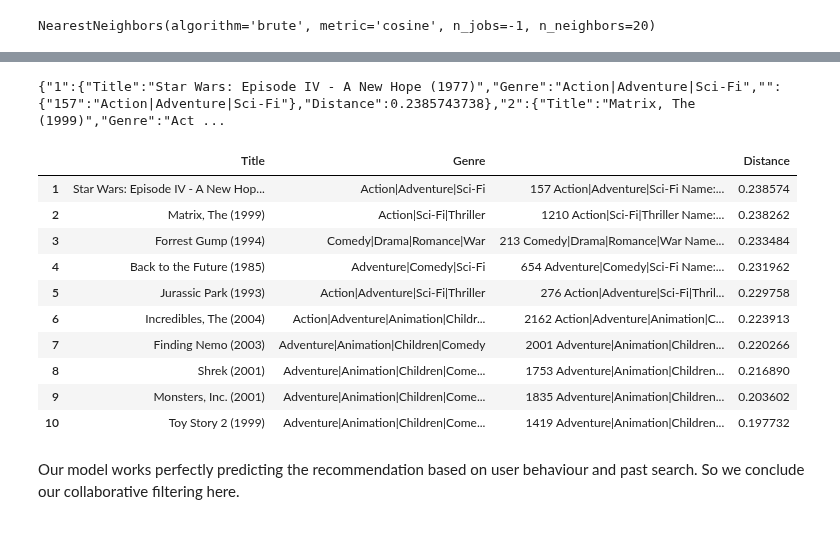
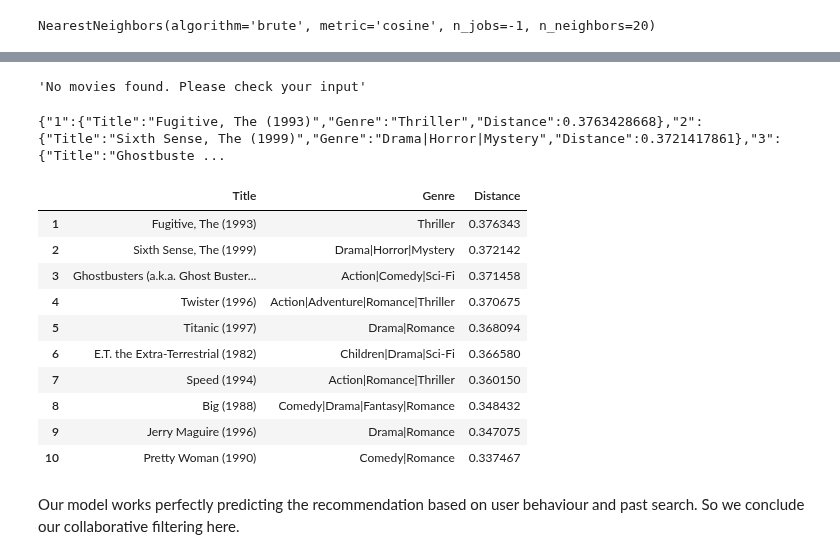
Before and after one commit to Aarekaz/mymovielist, a Jupyter notebook: backend/notebooks/item-based_collaborative_filtering_model.ipynb, the cells around one changed output, grey strips where cells are left out. Drawn from its saved outputs; the diff is of its cells as text; code cells hidden in the pictures.

Commit message:
check

```diff
--- a/backend/notebooks/item-based_collaborative_filtering_model.ipynb
+++ b/backend/notebooks/item-based_collaborative_filtering_model.ipynb
@@ -200,18 +184,22 @@ get_movie_recommendation('Iron Man')
-# %%
-get_movie_recommendation('Toy Story')
-# %% [output]
-{"1":{"Title":"Star Wars: Episode IV - A New Hope (1977)","Genre":"Action|Adventure|Sci-Fi","":{"157":"Action|Adventure|Sci-Fi"},"Distance":0.2385743738},"2":{"Title":"Matrix, The (1999)","Genre":"Act ...
-|  | Title | Genre |  | Distance |
-| 1 | Star Wars: Episode IV - A New Hop... | Action|Adventure|Sci-Fi | 157 Action|Adventure|Sci-Fi Name:... | 0.238574 |
-| 2 | Matrix, The (1999) | Action|Sci-Fi|Thriller | 1210 Action|Sci-Fi|Thriller Name:... | 0.238262 |
-| 3 | Forrest Gump (1994) | Comedy|Drama|Romance|War | 213 Comedy|Drama|Romance|War Name... | 0.233484 |
-| 4 | Back to the Future (1985) | Adventure|Comedy|Sci-Fi | 654 Adventure|Comedy|Sci-Fi Name:... | 0.231962 |
-| 5 | Jurassic Park (1993) | Action|Adventure|Sci-Fi|Thriller | 276 Action|Adventure|Sci-Fi|Thril... | 0.229758 |
-| 6 | Incredibles, The (2004) | Action|Adventure|Animation|Childr... | 2162 Action|Adventure|Animation|C... | 0.223913 |
-| 7 | Finding Nemo (2003) | Adventure|Animation|Children|Comedy | 2001 Adventure|Animation|Children... | 0.220266 |
-| 8 | Shrek (2001) | Adventure|Animation|Children|Come... | 1753 Adventure|Animation|Children... | 0.216890 |
-| 9 | Monsters, Inc. (2001) | Adventure|Animation|Children|Come... | 1835 Adventure|Animation|Children... | 0.203602 |
-| 10 | Toy Story 2 (1999) | Adventure|Animation|Children|Come... | 1419 Adventure|Animation|Children... | 0.197732 |
+# %%
+get_movie_recommendation('Ghostrider')
+# %% [output]
+'No movies found. Please check your input'
+# %%
+get_movie_recommendation('Ghost')
+# %% [output]
+{"1":{"Title":"Fugitive, The (1993)","Genre":"Thriller","Distance":0.3763428668},"2":{"Title":"Sixth Sense, The (1999)","Genre":"Drama|Horror|Mystery","Distance":0.3721417861},"3":{"Title":"Ghostbuste ...
+|  | Title | Genre | Distance |
+| 1 | Fugitive, The (1993) | Thriller | 0.376343 |
+| 2 | Sixth Sense, The (1999) | Drama|Horror|Mystery | 0.372142 |
+| 3 | Ghostbusters (a.k.a. Ghost Buster... | Action|Comedy|Sci-Fi | 0.371458 |
+| 4 | Twister (1996) | Action|Adventure|Romance|Thriller | 0.370675 |
+| 5 | Titanic (1997) | Drama|Romance | 0.368094 |
+| 6 | E.T. the Extra-Terrestrial (1982) | Children|Drama|Sci-Fi | 0.366580 |
+| 7 | Speed (1994) | Action|Romance|Thriller | 0.360150 |
+| 8 | Big (1988) | Comedy|Drama|Fantasy|Romance | 0.348432 |
+| 9 | Jerry Maguire (1996) | Drama|Romance | 0.347075 |
+| 10 | Pretty Woman (1990) | Comedy|Romance | 0.337467 |
 # %% [markdown]
 Our model works perfectly predicting the recommendation based on user behaviour and past search. So we conclude our
 collaborative filtering here.
```
Also changed, not shown: parts of 2 cells of this notebook.
